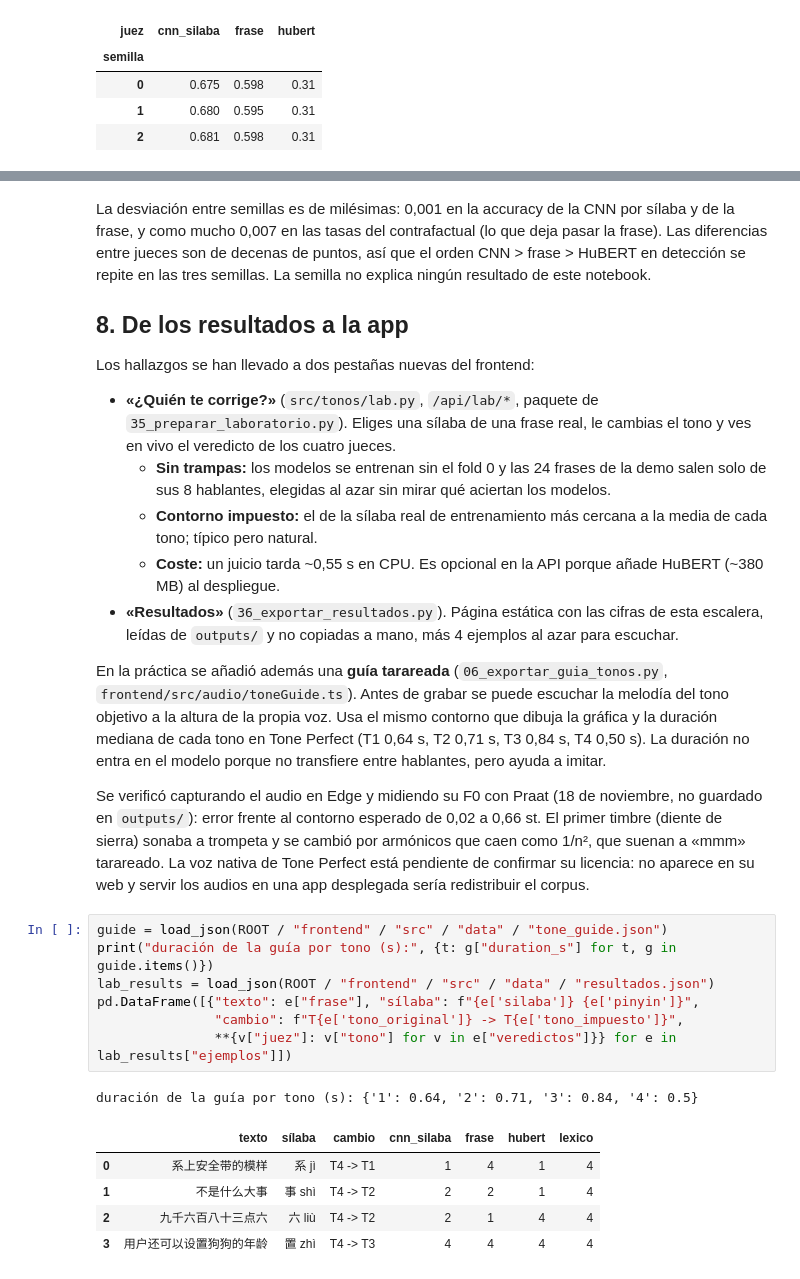
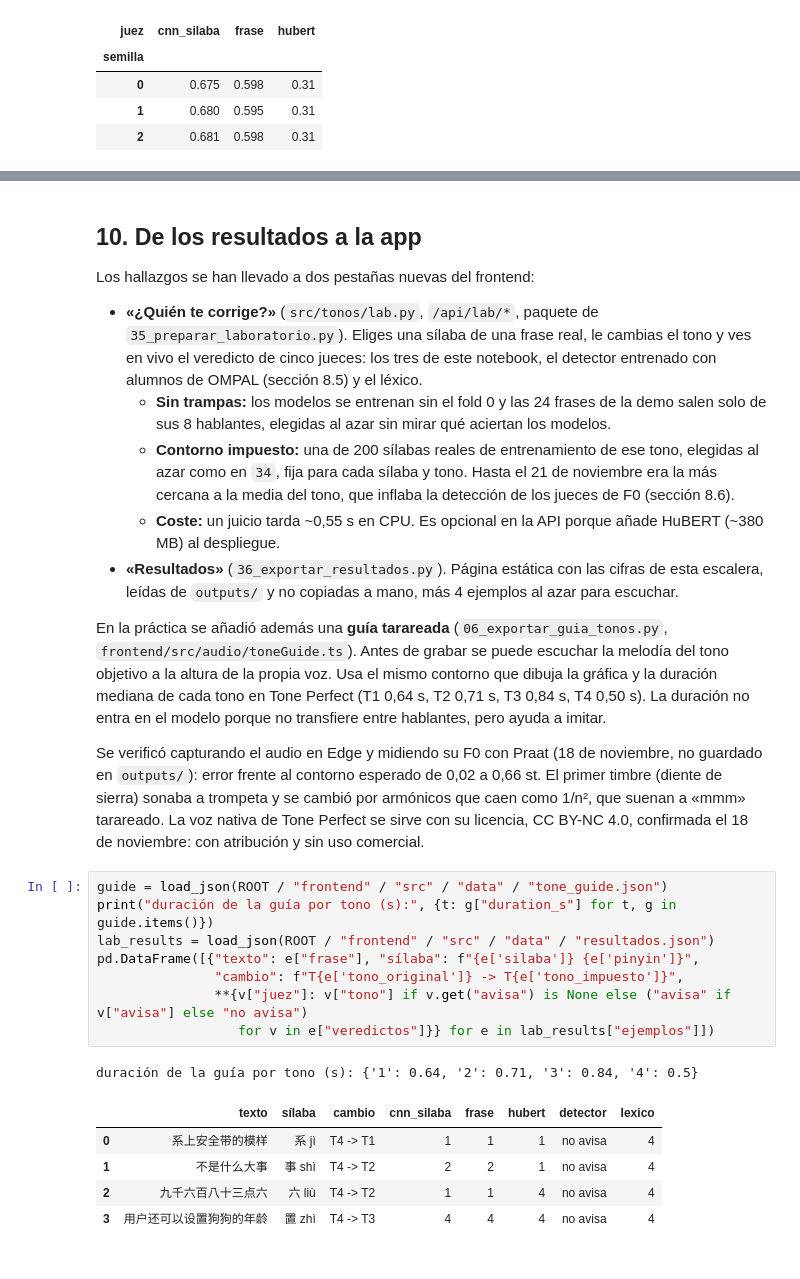
Before and after one commit to marinaxiuping/entrenador-tonos, a Jupyter notebook: notebooks/02_escalera_dominio.ipynb, the cells around one changed output, grey strips where cells are left out. Cells and saved outputs as stored; diff of their text form.

```diff
--- a/notebooks/02_escalera_dominio.ipynb
+++ b/notebooks/02_escalera_dominio.ipynb
@@ -440,31 +653,30 @@ detection.pivot(index="semilla", columns="juez", values="valor")[["cnn_silaba",
 # %% [markdown]
-La desviación entre semillas es de milésimas: 0,001 en la accuracy de la CNN por sílaba y de la frase, y como mucho 0,007 en las tasas del contrafactual (lo que deja pasar la frase). Las diferencias entre jueces son de decenas de puntos, así que el orden CNN > frase > HuBERT en detección se repite en las tres semillas. La semilla no explica ningún resultado de este notebook.
-
-## 8. De los resultados a la app
+## 10. De los resultados a la app
 
 Los hallazgos se han llevado a dos pestañas nuevas del frontend:
 
-- **«¿Quién te corrige?»** (`src/tonos/lab.py`, `/api/lab/*`, paquete de `35_preparar_laboratorio.py`). Eliges una sílaba de una frase real, le cambias el tono y ves en vivo el veredicto de los cuatro jueces.
+- **«¿Quién te corrige?»** (`src/tonos/lab.py`, `/api/lab/*`, paquete de `35_preparar_laboratorio.py`). Eliges una sílaba de una frase real, le cambias el tono y ves en vivo el veredicto de cinco jueces: los tres de este notebook, el detector entrenado con alumnos de OMPAL (sección 8.5) y el léxico.
   - **Sin trampas:** los modelos se entrenan sin el fold 0 y las 24 frases de la demo salen solo de sus 8 hablantes, elegidas al azar sin mirar qué aciertan los modelos.
-  - **Contorno impuesto:** el de la sílaba real de entrenamiento más cercana a la media de cada tono; típico pero natural.
+  - **Contorno impuesto:** una de 200 sílabas reales de entrenamiento de ese tono, elegidas al azar como en `34`, fija para cada sílaba y tono. Hasta el 21 de noviembre era la más cercana a la media del tono, que inflaba la detección de los jueces de F0 (sección 8.6).
   - **Coste:** un juicio tarda ~0,55 s en CPU. Es opcional en la API porque añade HuBERT (~380 MB) al despliegue.
 - **«Resultados»** (`36_exportar_resultados.py`). Página estática con las cifras de esta escalera, leídas de `outputs/` y no copiadas a mano, más 4 ejemplos al azar para escuchar.
 
 En la práctica se añadió además una **guía tarareada** (`06_exportar_guia_tonos.py`, `frontend/src/audio/toneGuide.ts`). Antes de grabar se puede escuchar la melodía del tono objetivo a la altura de la propia voz. Usa el mismo contorno que dibuja la gráfica y la duración mediana de cada tono en Tone Perfect (T1 0,64 s, T2 0,71 s, T3 0,84 s, T4 0,50 s). La duración no entra en el modelo porque no transfiere entre hablantes, pero ayuda a imitar.
 
-Se verificó capturando el audio en Edge y midiendo su F0 con Praat (18 de noviembre, no guardado en `outputs/`): error frente al contorno esperado de 0,02 a 0,66 st. El primer timbre (diente de sierra) sonaba a trompeta y se cambió por armónicos que caen como 1/n², que suenan a «mmm» tarareado. La voz nativa de Tone Perfect está pendiente de confirmar su licencia: no aparece en su web y servir los audios en una app desplegada sería redistribuir el corpus.
+Se verificó capturando el audio en Edge y midiendo su F0 con Praat (18 de noviembre, no guardado en `outputs/`): error frente al contorno esperado de 0,02 a 0,66 st. El primer timbre (diente de sierra) sonaba a trompeta y se cambió por armónicos que caen como 1/n², que suenan a «mmm» tarareado. La voz nativa de Tone Perfect se sirve con su licencia, CC BY-NC 4.0, confirmada el 18 de noviembre: con atribución y sin uso comercial.
 # %%
 guide = load_json(ROOT / "frontend" / "src" / "data" / "tone_guide.json")
 print("duración de la guía por tono (s):", {t: g["duration_s"] for t, g in guide.items()})
 lab_results = load_json(ROOT / "frontend" / "src" / "data" / "resultados.json")
 pd.DataFrame([{"texto": e["frase"], "sílaba": f"{e['silaba']} {e['pinyin']}",
                "cambio": f"T{e['tono_original']} -> T{e['tono_impuesto']}",
-               **{v["juez"]: v["tono"] for v in e["veredictos"]}} for e in lab_results["ejemplos"]])
+               **{v["juez"]: v["tono"] if v.get("avisa") is None else ("avisa" if v["avisa"] else "no avisa")
+                  for v in e["veredictos"]}} for e in lab_results["ejemplos"]])
 # %% [output]
 duración de la guía por tono (s): {'1': 0.64, '2': 0.71, '3': 0.84, '4': 0.5}
-|  | texto | sílaba | cambio | cnn_silaba | frase | hubert | lexico |
-| 0 | 系上安全带的模样 | 系 jì | T4 -> T1 | 1 | 4 | 1 | 4 |
-| 1 | 不是什么大事 | 事 shì | T4 -> T2 | 2 | 2 | 1 | 4 |
-| 2 | 九千六百八十三点六 | 六 liù | T4 -> T2 | 2 | 1 | 4 | 4 |
-| 3 | 用户还可以设置狗狗的年龄 | 置 zhì | T4 -> T3 | 4 | 4 | 4 | 4 |
+|  | texto | sílaba | cambio | cnn_silaba | frase | hubert | detector | lexico |
+| 0 | 系上安全带的模样 | 系 jì | T4 -> T1 | 1 | 1 | 1 | no avisa | 4 |
+| 1 | 不是什么大事 | 事 shì | T4 -> T2 | 2 | 2 | 1 | no avisa | 4 |
+| 2 | 九千六百八十三点六 | 六 liù | T4 -> T2 | 1 | 1 | 4 | no avisa | 4 |
+| 3 | 用户还可以设置狗狗的年龄 | 置 zhì | T4 -> T3 | 4 | 4 | 4 | no avisa | 4 |
 # %% [markdown]
```
Also changed, not shown: parts of 19 cells of this notebook, 36 other files.
